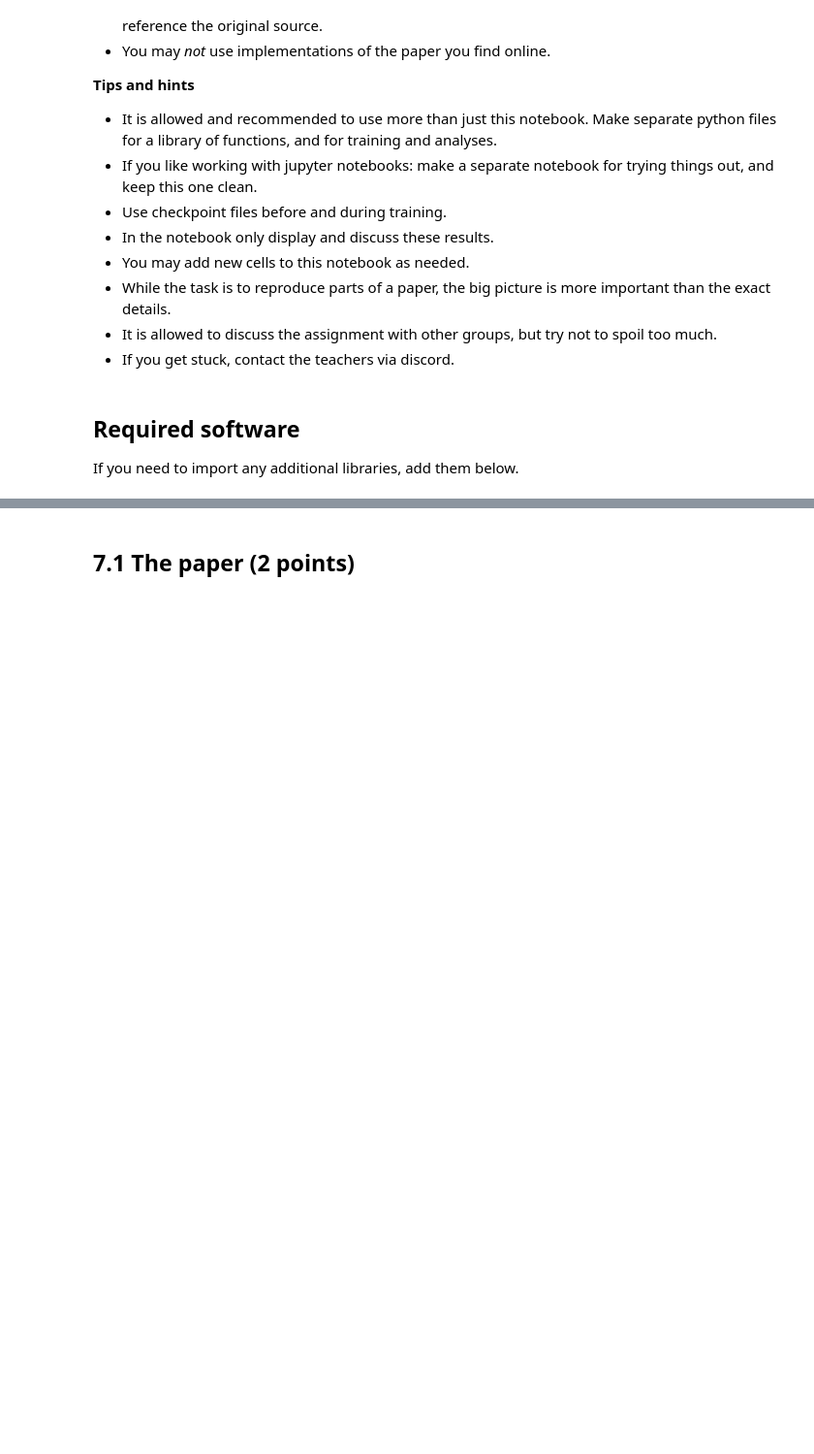
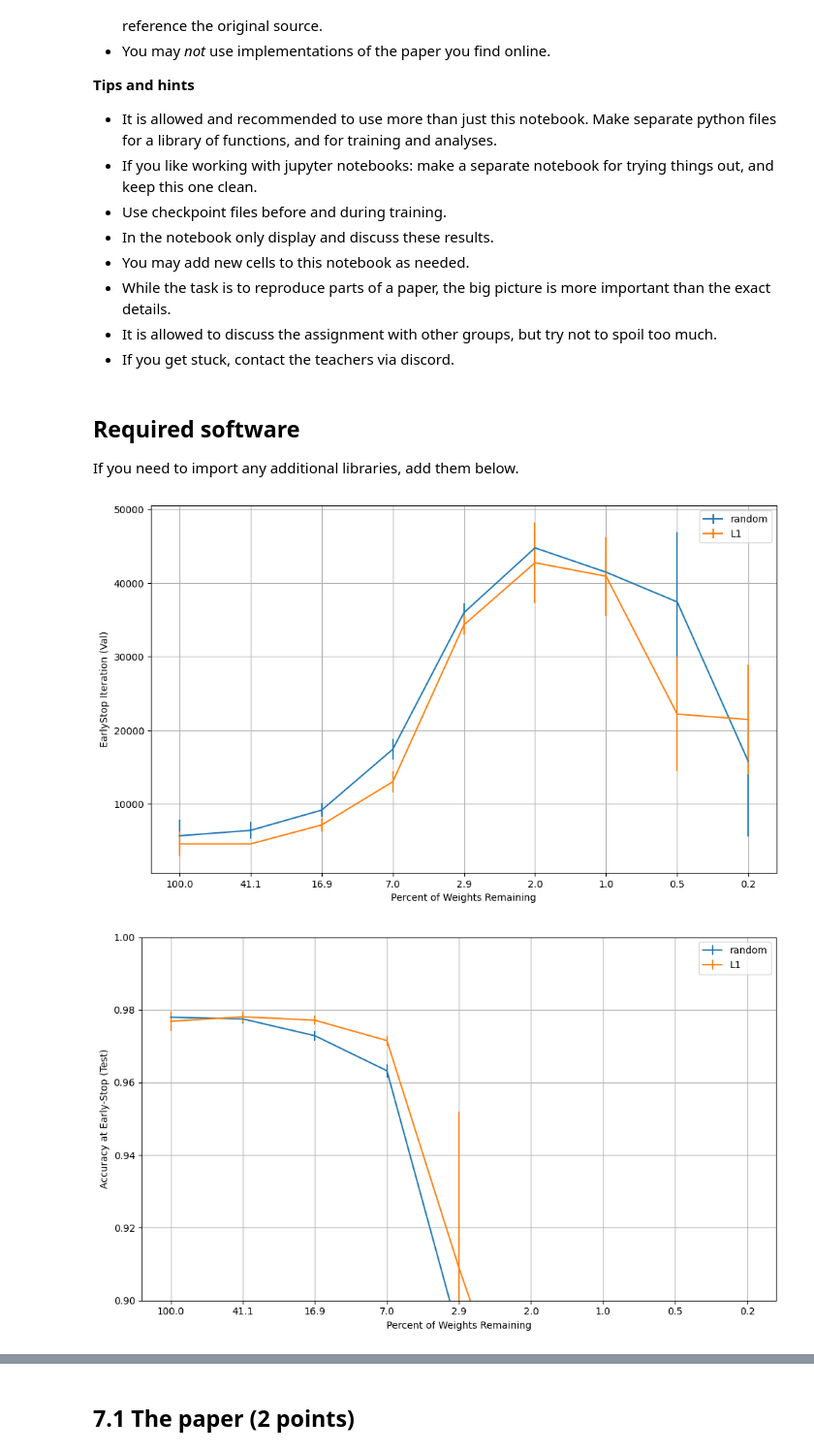
Before and after one commit to researcherofreality/DL_ass7, a Jupyter notebook: dl-assignment-7.ipynb, the cells around one changed output, grey strips where cells are left out. Shown at 97% size. Cells and saved outputs as stored; diff of their text form; code cells hidden in the pictures; blank space fills up the shorter version.

```diff
--- a/dl-assignment-7.ipynb
+++ b/dl-assignment-7.ipynb
@@ -54,0 +61,68 @@ device = d2l.try_gpu()
+# %%
+from scipy.interpolate import interp1d
+import numpy as np
+import matplotlib.pyplot as plt
+
+# x-axis points
+x = np.array([100, 41.1, 16.9, 7.0, 2.9, 2, 1, 0.5, 0.2])
+
+# The new x-tick values you want to use for equally spaced visual representation
+x_tick_values = np.array([100, 41.1, 16.9, 7.0, 2.9, 1, 0.5, 0.2])
+
+x_spaced = np.linspace(0, 1, len(x))
+
+# load all final early stop iterations
+early_stop_iterations_lenet_L1 = np.loadtxt('./results/final_early_stop_iterations_lenet_L1_2nd')
+early_stop_iterations_lenet_random = np.loadtxt('./results/final_early_stop_iterations_lenet_random_2nd')
+early_stop_testacc_lenet_L1 = np.loadtxt('./results/final_early_stop_testacc_lenet_L1_2nd')
+early_stop_testacc_lenet_random = np.loadtxt('./results/final_early_stop_testacc_lenet_random_2nd')
+
+# average all of them
+early_stop_iterations_lenet_L1_avg = np.mean(early_stop_iterations_lenet_L1,axis=1)
+early_stop_iterations_lenet_random_avg = np.mean(early_stop_iterations_lenet_random,axis=1)
+early_stop_testacc_lenet_L1_avg = np.mean(early_stop_testacc_lenet_L1,axis=1)
+early_stop_testacc_lenet_random_avg = np.mean(early_stop_testacc_lenet_random,axis=1)
+
+
+plt.figure(figsize=(10, 6))
+
+# Plot Lenet
+plt.errorbar(x_spaced,early_stop_iterations_lenet_random_avg,yerr=np.std(early_stop_iterations_lenet_random,axis=1),label='random')
+plt.errorbar(x_spaced,early_stop_iterations_lenet_L1_avg,yerr=np.std(early_stop_iterations_lenet_L1,axis=1),label='L1')
+
+# Set the x-ticks to be the equally spaced indices and label them with the actual x values
+plt.xticks(x_spaced, x)
+
+# Labels, title, legend, etc.
+plt.xlabel('Percent of Weights Remaining')
+plt.ylabel('EarlyStop Iteration (Val)')
+plt.legend()
+plt.grid(True)
+
+plt.tight_layout()
+plt.savefig('./results/fig1.png')
+plt.show()
+
+plt.figure(figsize=(10, 6))
+
+# Plot Lenet
+plt.errorbar(x_spaced,early_stop_testacc_lenet_random_avg,yerr=np.std(early_stop_testacc_lenet_random,axis=1),label='random')
+plt.errorbar(x_spaced,early_stop_testacc_lenet_L1_avg,yerr=np.std(early_stop_testacc_lenet_L1,axis=1),label='L1')
+
+# Set the x-ticks to be the equally spaced indices and label them with the actual x values
+plt.xticks(x_spaced, x)
+
+# Labels, title, legend, etc.
+plt.xlabel('Percent of Weights Remaining')
+plt.ylabel('Accuracy at Early-Stop (Test)')
+plt.legend()
+plt.grid(True)
+plt.ylim(0.9, 1.0)
+
+
+plt.tight_layout()
+plt.savefig('./results/fig2.png')
+plt.show()
+# %% [output]
+[figure, added]
+[figure, added]
```
Also changed, not shown: parts of 5 cells of this notebook, 27 other files.
